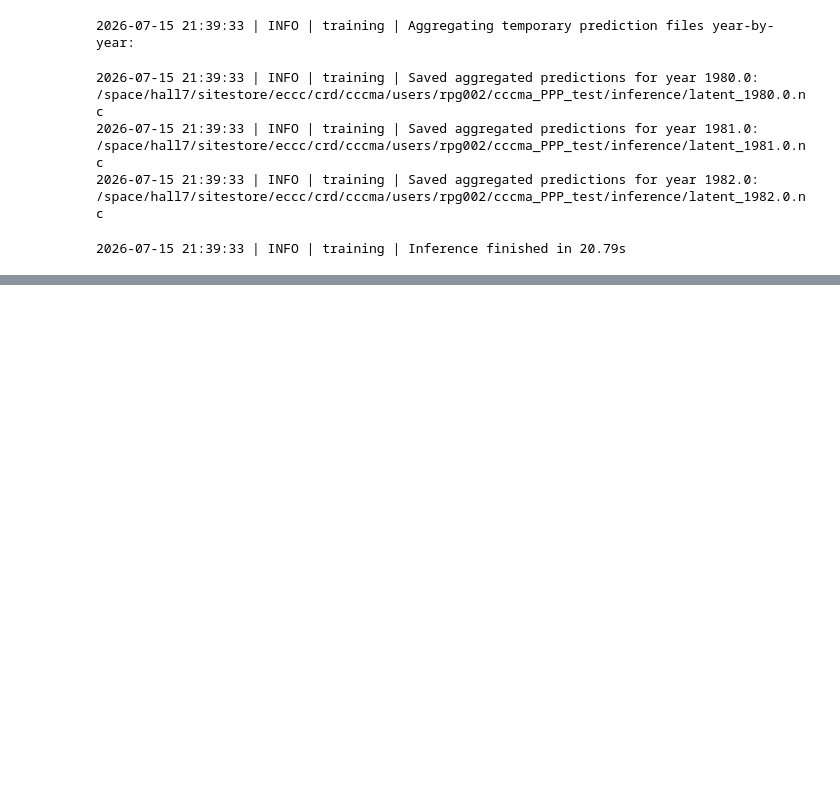
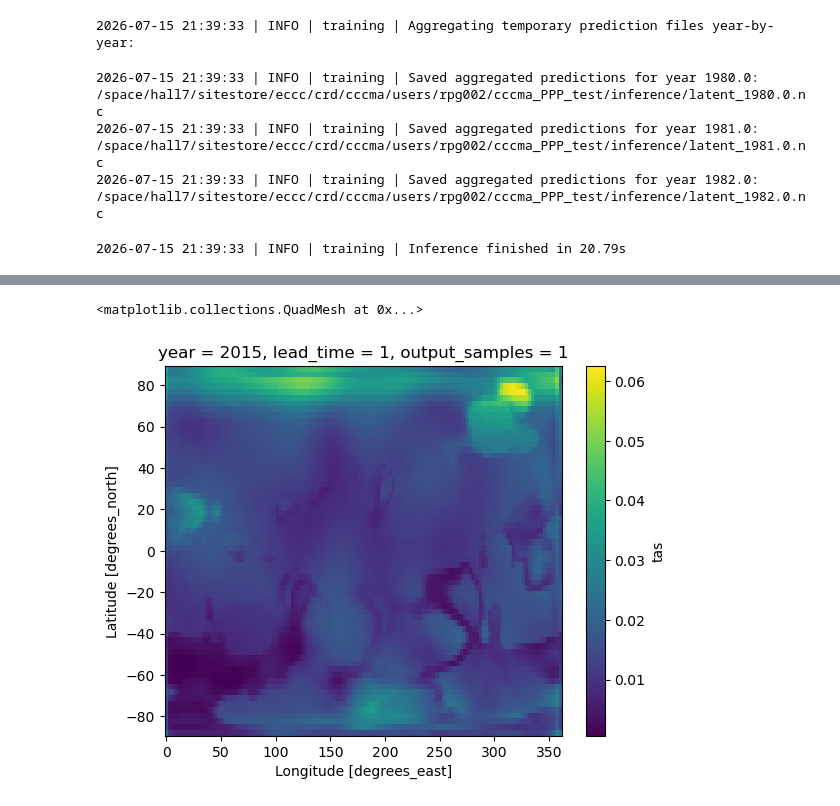
Before and after one commit to ParsaGooya/CCCma-PPP, a Jupyter notebook: test.ipynb, the cells around one changed output, grey strips where cells are left out. Saved outputs shown, nothing was run; the diff lists cells and outputs as text; code cells hidden in the pictures; blank space fills up the shorter version.

```diff
--- a/test.ipynb
+++ b/test.ipynb
@@ -523,0 +576,5 @@ writer.predict()
+# %%
+ds_anom.std('latent_samples')[0,0,0,:,:].plot()
+# %% [output]
+<matplotlib.collections.QuadMesh at 0x...>
+[figure, added]
```
Also changed, not shown: parts of 24 cells of this notebook, 2 other files.
